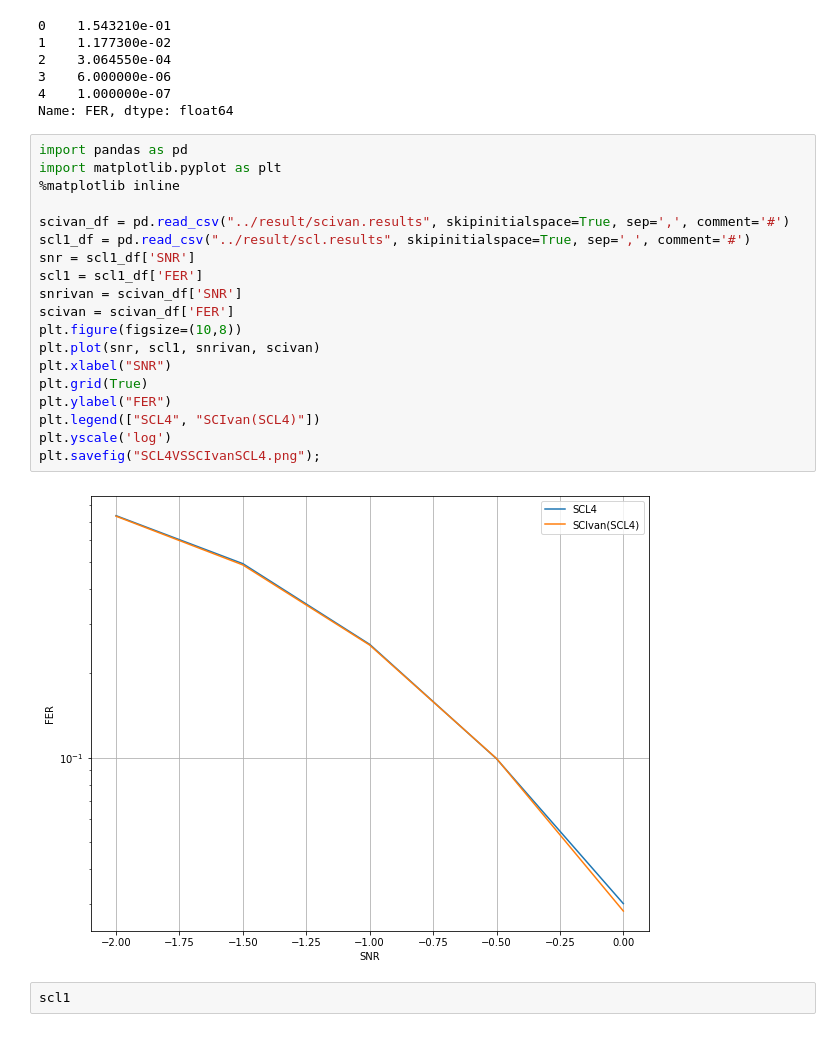
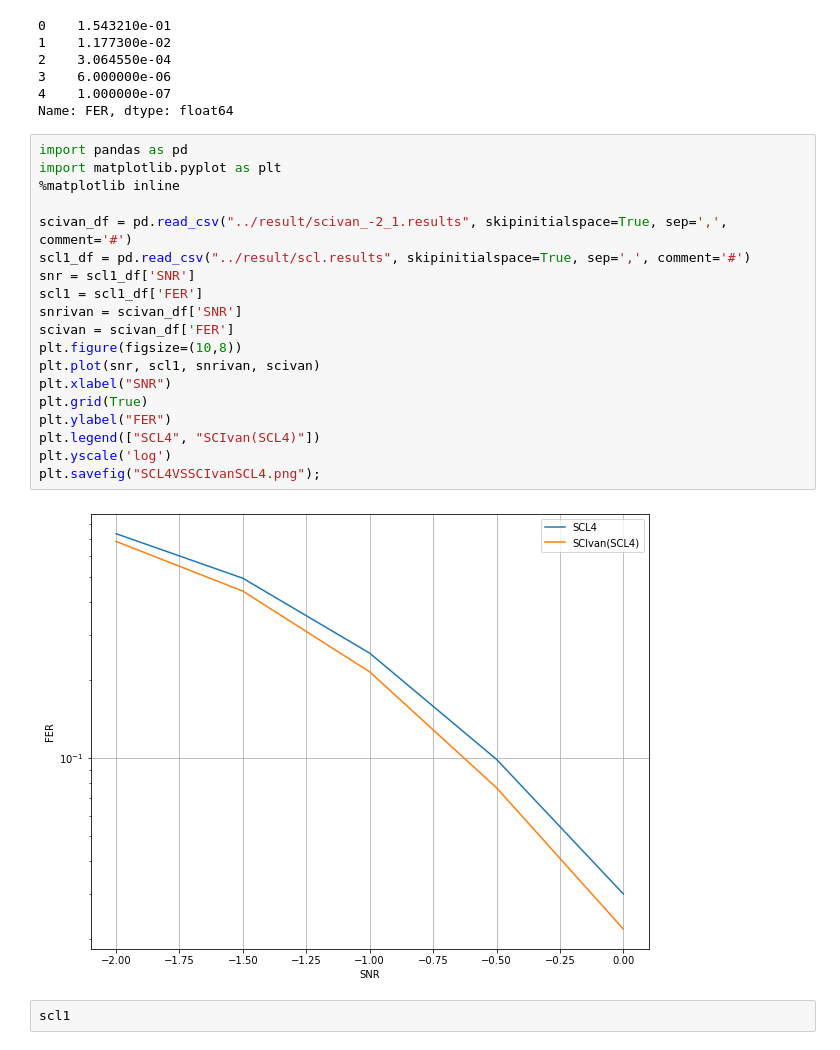
Before and after one commit to ISChetverikov/PolarCodes, a Jupyter notebook: results_plotting/PlotFerCurve.ipynb, the cells around one changed output. Saved outputs shown, nothing was run; the diff lists cells and outputs as text.

```diff
--- a/results_plotting/PlotFerCurve.ipynb
+++ b/results_plotting/PlotFerCurve.ipynb
@@ -56,24 +56,24 @@ Name: FER, dtype: float64
 # %%
 import pandas as pd
 import matplotlib.pyplot as plt
 %matplotlib inline
 
-scivan_df = pd.read_csv("../result/scivan.results", skipinitialspace=True, sep=',', comment='#')
+scivan_df = pd.read_csv("../result/scivan_-2_1.results", skipinitialspace=True, sep=',', comment='#')
 scl1_df = pd.read_csv("../result/scl.results", skipinitialspace=True, sep=',', comment='#')
 snr = scl1_df['SNR']
 scl1 = scl1_df['FER']
 snrivan = scivan_df['SNR']
 scivan = scivan_df['FER']
 plt.figure(figsize=(10,8))
 plt.plot(snr, scl1, snrivan, scivan)
 plt.xlabel("SNR")
 plt.grid(True)
 plt.ylabel("FER")
 plt.legend(["SCL4", "SCIvan(SCL4)"])
 plt.yscale('log')
 plt.savefig("SCL4VSSCIvanSCL4.png");
 # %% [output]
-[figure, old version]
+[figure, new version]
 # %%
 scl1
 # %% [output]
```
Also changed, not shown: 7 other files.
